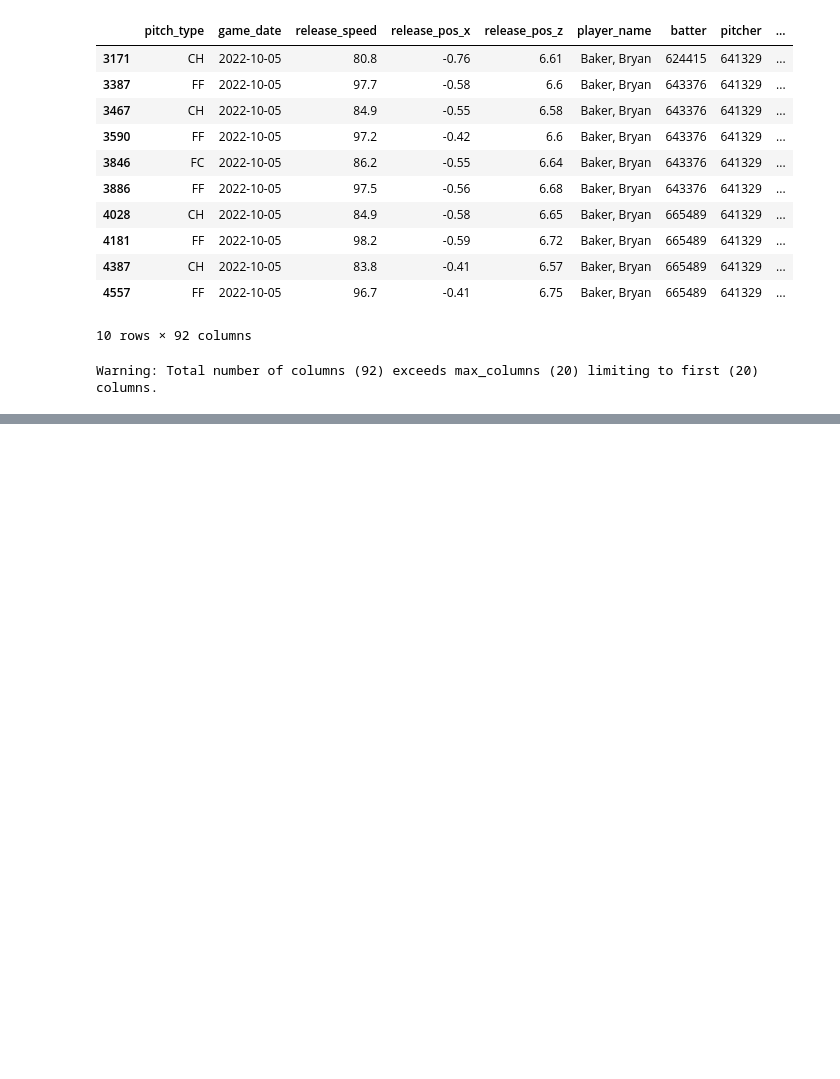
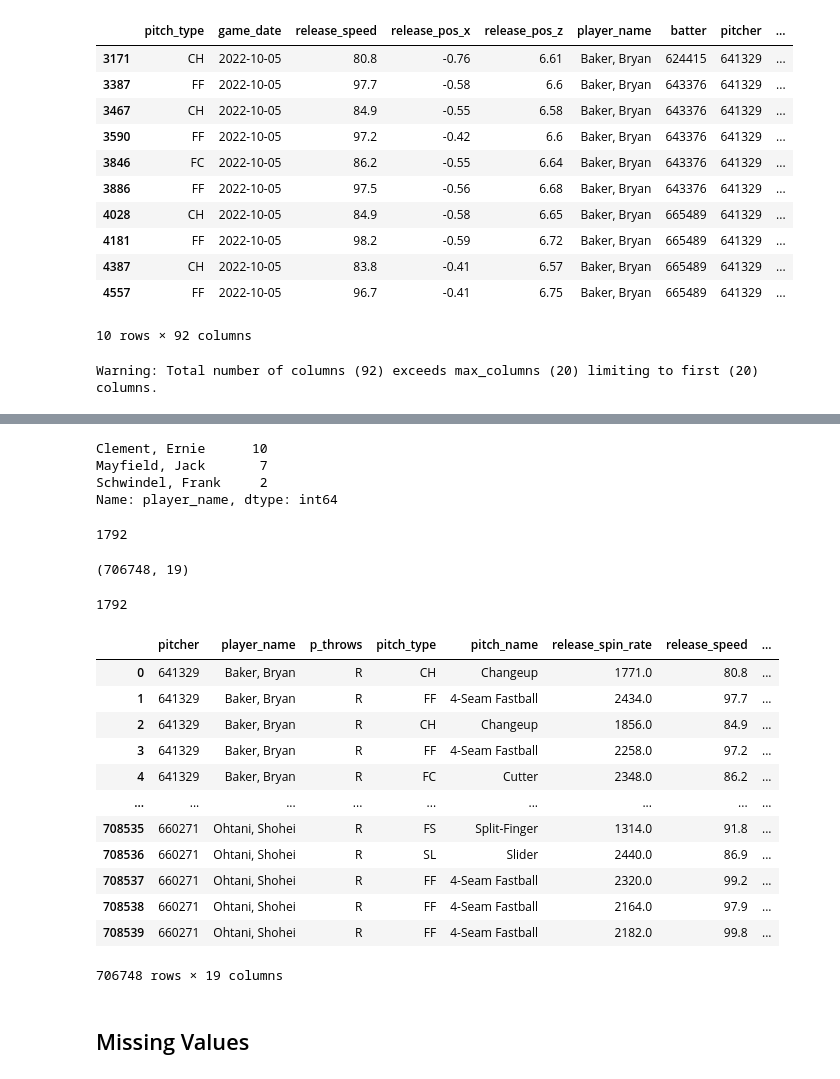
Before and after one commit to joshsalce/Pitch-Classifier-MLB-2022, a Jupyter notebook: Classifier_1.ipynb, the cells around one changed output, grey strips where cells are left out. Cells and saved outputs as stored; diff of their text form; code cells hidden in the pictures; blank space fills up the shorter version.

```diff
--- a/Classifier_1.ipynb
+++ b/Classifier_1.ipynb
@@ -77,0 +248,39 @@ data[['pitcher', "p_throws", 'pitch_type', 'pitch_name', 'release_spin_rate', 'r
+# %%
+data[data['pitch_name'] == 'Knuckleball'].player_name.value_counts()
+# %% [output]
+Clement, Ernie      10
+Mayfield, Jack       7
+Schwindel, Frank     2
+Name: player_name, dtype: int64
+# %%
+# number of rows to delete
+pitch_names[-3:].sum()
+# %% [output]
+1792
+# %%
+df = data.loc[~((data['pitch_type'] == 'FA') | (data['pitch_type'] == 'EP') | (data['pitch_type'] == 'KN'))]
+df.shape
+# %% [output]
+(706748, 19)
+# %%
+print(data.shape[0] - df.shape[0])
+# %% [output]
+1792
+# %%
+df
+# %% [output]
+|  | pitcher | player_name | p_throws | pitch_type | pitch_name | release_spin_rate | release_speed | ... |
+| 0 | 641329 | Baker, Bryan | R | CH | Changeup | 1771.0 | 80.8 | ... |
+| 1 | 641329 | Baker, Bryan | R | FF | 4-Seam Fastball | 2434.0 | 97.7 | ... |
+| 2 | 641329 | Baker, Bryan | R | CH | Changeup | 1856.0 | 84.9 | ... |
+| 3 | 641329 | Baker, Bryan | R | FF | 4-Seam Fastball | 2258.0 | 97.2 | ... |
+| 4 | 641329 | Baker, Bryan | R | FC | Cutter | 2348.0 | 86.2 | ... |
+| ... | ... | ... | ... | ... | ... | ... | ... | ... |
+| 708535 | 660271 | Ohtani, Shohei | R | FS | Split-Finger | 1314.0 | 91.8 | ... |
+| 708536 | 660271 | Ohtani, Shohei | R | SL | Slider | 2440.0 | 86.9 | ... |
+| 708537 | 660271 | Ohtani, Shohei | R | FF | 4-Seam Fastball | 2320.0 | 99.2 | ... |
+| 708538 | 660271 | Ohtani, Shohei | R | FF | 4-Seam Fastball | 2164.0 | 97.9 | ... |
+| 708539 | 660271 | Ohtani, Shohei | R | FF | 4-Seam Fastball | 2182.0 | 99.8 | ... |
+706748 rows × 19 columns
+# %% [markdown]
+## Missing Values
```
Also changed, not shown: parts of 26 cells of this notebook.
